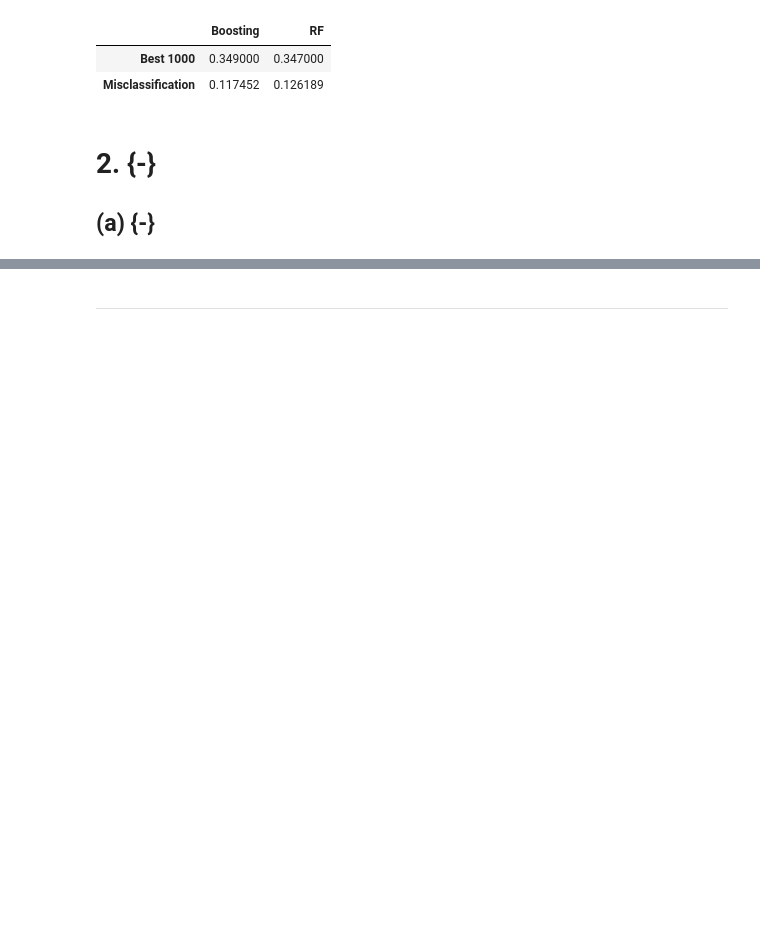
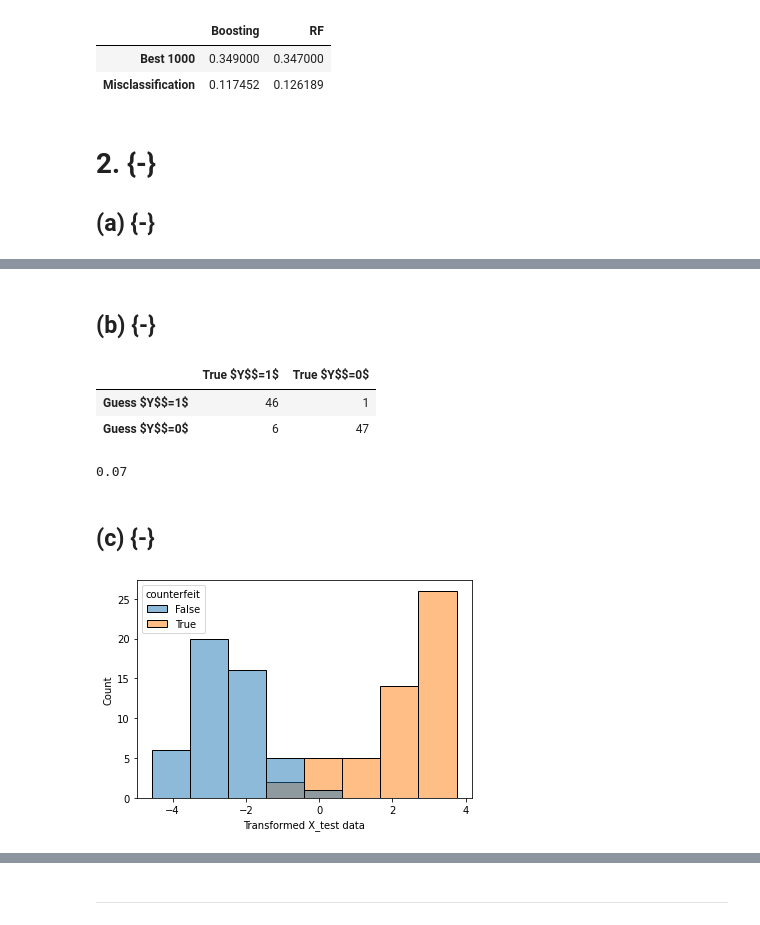
Before and after one commit to beginnerSC/mscf_hw_spring, a Jupyter notebook: ML II/2/Homework #2.ipynb, the cells around one changed output, grey strips where cells are left out. Saved outputs shown, nothing was run; the diff lists cells and outputs as text; code cells hidden in the pictures; blank space fills up the shorter version.

```diff
--- a/ML II/2/Homework #2.ipynb
+++ b/ML II/2/Homework #2.ipynb
@@ -122,0 +135,27 @@ X_train, X_test, y_train, y_test = train_test_split(X, y, test_size=0.5, random_
+# %% [markdown]
+## (b) {-}
+# %%
+from sklearn.discriminant_analysis import LinearDiscriminantAnalysis
+from sklearn.metrics import confusion_matrix
+from pandas import DataFrame
+
+clf = LinearDiscriminantAnalysis().fit(X_train, y_train)
+tn, fp, fn, tp = confusion_matrix(y_test, clf.predict(X_test)).ravel()
+
+DataFrame([[tp, fp], [fn, tn]], columns=['True $Y$$=1$', 'True $Y$$=0$'], index=['Guess $Y$$=1$', 'Guess $Y$$=0$'])
+# %% [output]
+|  | True $Y$$=1$ | True $Y$$=0$ |
+| Guess $Y$$=1$ | 46 | 1 |
+| Guess $Y$$=0$ | 6 | 47 |
+# %%
+(fn + fp)/(tn + fp + fn + tp)
+# %% [output]
+0.07
+# %% [markdown]
+## (c) {-}
+# %%
+ax = sns.histplot(x=clf.transform(X_test).flatten(), hue=y_test)
+ax.set(xlabel='Transformed X_test data')
+plt.show()
+# %% [output]
+[figure, added]
```
Also changed, not shown: parts of 2 cells of this notebook.
